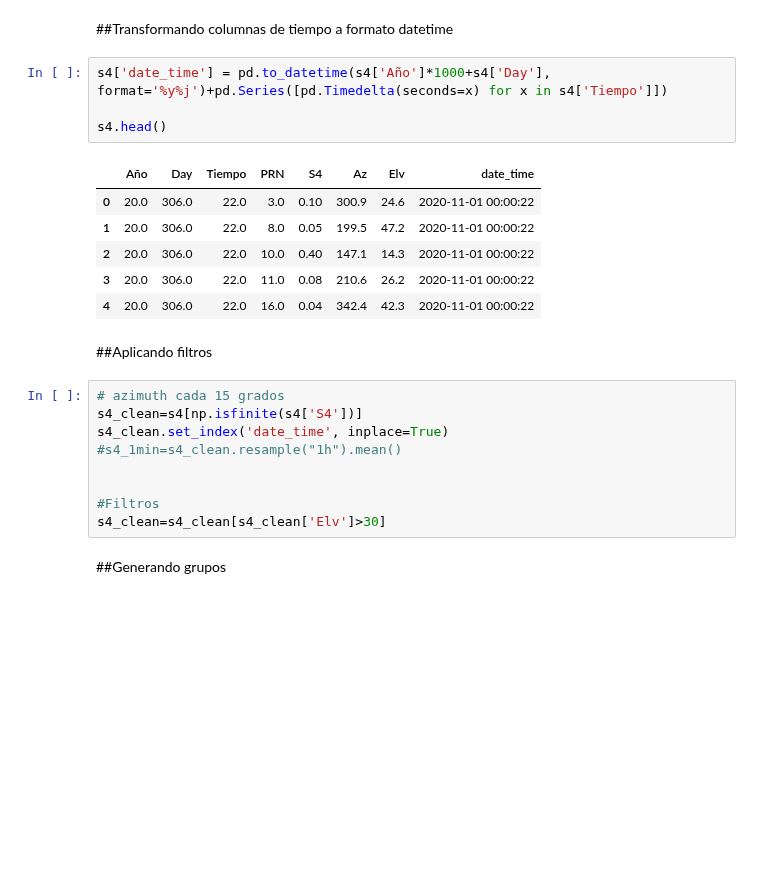
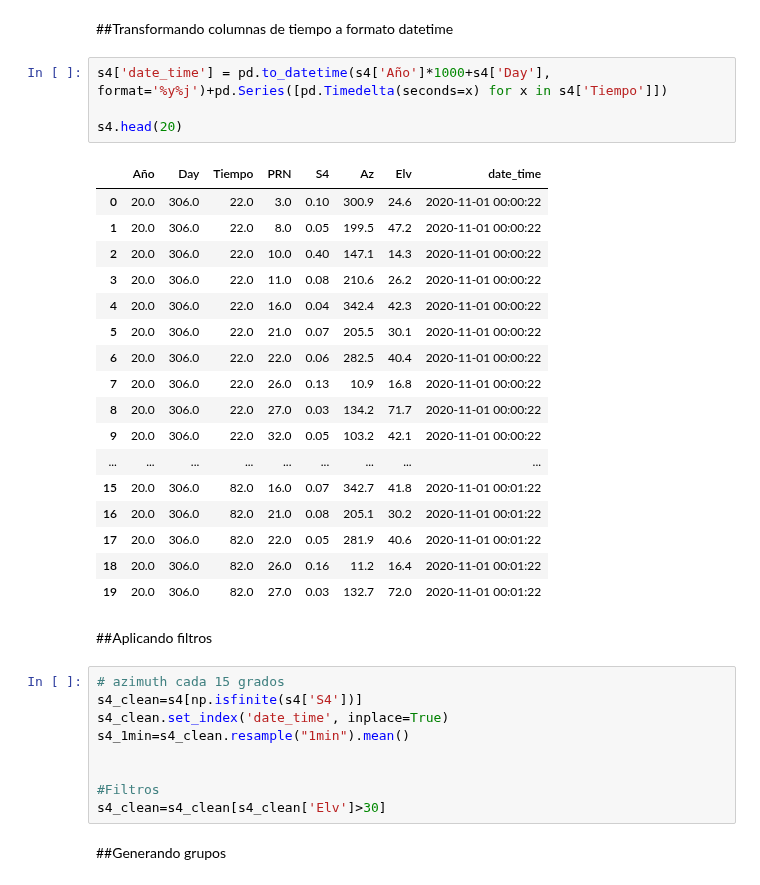
Before and after one commit to georgesteve/Research-Assitant-ML-ROJ, a Jupyter notebook: Grafico_de_S4_heatmap.ipynb, the cells around one changed output. Cells and saved outputs as stored; diff of their text form; blank space fills up the shorter version.

```diff
--- a/Grafico_de_S4_heatmap.ipynb
+++ b/Grafico_de_S4_heatmap.ipynb
@@ -34,21 +34,32 @@ s4=Data.drop(columns=['Unnamed: 0'])
 # %%
 s4['date_time'] = pd.to_datetime(s4['Año']*1000+s4['Day'], format='%y%j')+pd.Series([pd.Timedelta(seconds=x) for x in s4['Tiempo']])
 
-s4.head()
+s4.head(20)
 # %% [output]
 |  | Año | Day | Tiempo | PRN | S4 | Az | Elv | date_time |
 | 0 | 20.0 | 306.0 | 22.0 | 3.0 | 0.10 | 300.9 | 24.6 | 2020-11-01 00:00:22 |
 | 1 | 20.0 | 306.0 | 22.0 | 8.0 | 0.05 | 199.5 | 47.2 | 2020-11-01 00:00:22 |
 | 2 | 20.0 | 306.0 | 22.0 | 10.0 | 0.40 | 147.1 | 14.3 | 2020-11-01 00:00:22 |
 | 3 | 20.0 | 306.0 | 22.0 | 11.0 | 0.08 | 210.6 | 26.2 | 2020-11-01 00:00:22 |
 | 4 | 20.0 | 306.0 | 22.0 | 16.0 | 0.04 | 342.4 | 42.3 | 2020-11-01 00:00:22 |
+| 5 | 20.0 | 306.0 | 22.0 | 21.0 | 0.07 | 205.5 | 30.1 | 2020-11-01 00:00:22 |
+| 6 | 20.0 | 306.0 | 22.0 | 22.0 | 0.06 | 282.5 | 40.4 | 2020-11-01 00:00:22 |
+| 7 | 20.0 | 306.0 | 22.0 | 26.0 | 0.13 | 10.9 | 16.8 | 2020-11-01 00:00:22 |
+| 8 | 20.0 | 306.0 | 22.0 | 27.0 | 0.03 | 134.2 | 71.7 | 2020-11-01 00:00:22 |
+| 9 | 20.0 | 306.0 | 22.0 | 32.0 | 0.05 | 103.2 | 42.1 | 2020-11-01 00:00:22 |
+| ... | ... | ... | ... | ... | ... | ... | ... | ... |
+| 15 | 20.0 | 306.0 | 82.0 | 16.0 | 0.07 | 342.7 | 41.8 | 2020-11-01 00:01:22 |
+| 16 | 20.0 | 306.0 | 82.0 | 21.0 | 0.08 | 205.1 | 30.2 | 2020-11-01 00:01:22 |
+| 17 | 20.0 | 306.0 | 82.0 | 22.0 | 0.05 | 281.9 | 40.6 | 2020-11-01 00:01:22 |
+| 18 | 20.0 | 306.0 | 82.0 | 26.0 | 0.16 | 11.2 | 16.4 | 2020-11-01 00:01:22 |
+| 19 | 20.0 | 306.0 | 82.0 | 27.0 | 0.03 | 132.7 | 72.0 | 2020-11-01 00:01:22 |
 # %% [markdown]
 ##Aplicando filtros
 # %%
 # azimuth cada 15 grados
 s4_clean=s4[np.isfinite(s4['S4'])]
 s4_clean.set_index('date_time', inplace=True)
-#s4_1min=s4_clean.resample("1h").mean()
+s4_1min=s4_clean.resample("1min").mean()
 
 
 #Filtros
```
Also changed, not shown: parts of 7 cells of this notebook.
